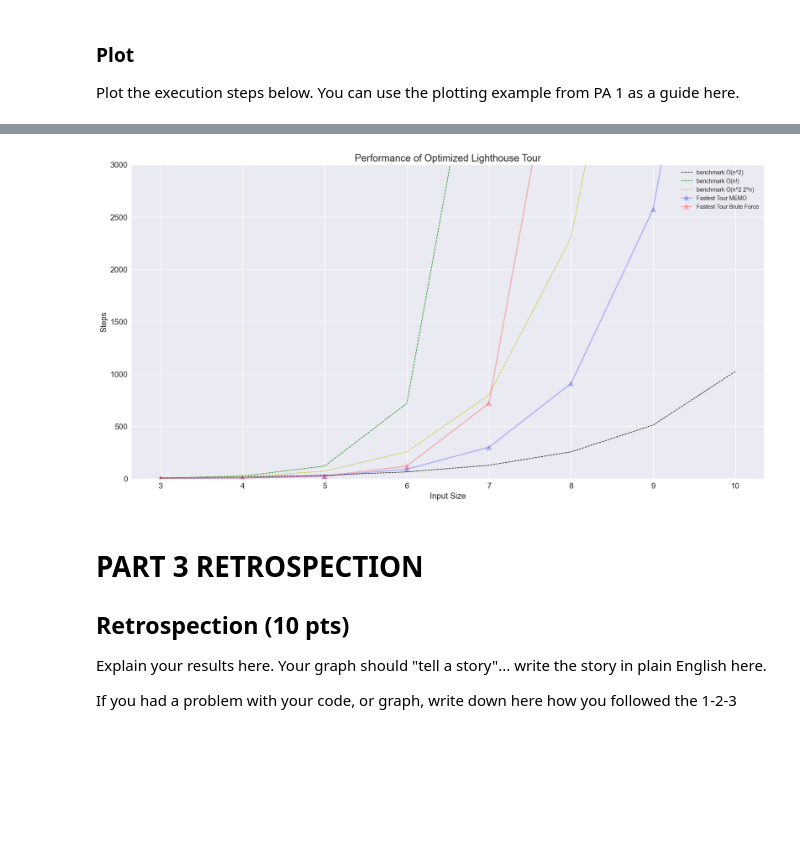
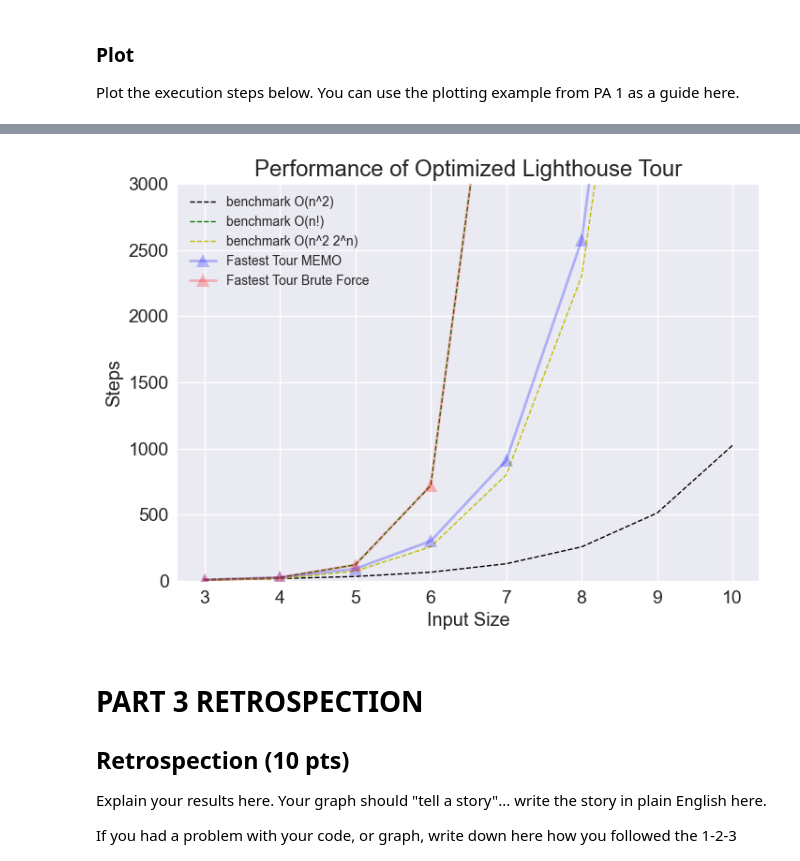
Before and after one commit to eved1018/EN.605.621.84.FA25, a Jupyter notebook: Mod5/EdelsteinEvan_P3.ipynb, the cells around one changed output, grey strips where cells are left out. Saved outputs shown, nothing was run; the diff lists cells and outputs as text; code cells hidden in the pictures; blank space fills up the shorter version.

```diff
--- a/Mod5/EdelsteinEvan_P3.ipynb
+++ b/Mod5/EdelsteinEvan_P3.ipynb
@@ -401,14 +423,14 @@ L = list(set([item for k in TRAVEL_TIME.keys() for item in k]))
 best_tour = []
 best_time = inf
 steps = 0
-
+reset_memo()
 for start_light in L:
     L_minus = list_minus(L, start_light)
-    curr_tour, curr_time, curr_steps, _ = fastest_tour_memo(start_light, L_minus)
+    curr_tour, curr_time, curr_steps = fastest_tour_memo(start_light, L_minus)
+    steps += curr_steps
     if curr_time < best_time:
         best_tour = curr_tour
         best_time = curr_time
-        steps = curr_steps
 
 # If using a global variable for step count:
 #best_tour = []
@@ -477,7 +518,7 @@ myresults_bf=[2, 6, 24, 120, 720, 5040, 40320, 362880]
 ### Plot
 Plot the execution steps below.  You can use the plotting example from PA 1 as a guide here.
 # %%
-%matplotlib inline
+# %matplotlib inline
 from math import factorial
 import matplotlib.pyplot as plt
 plt.style.use('seaborn-v0_8')
@@ -492,46 +533,42 @@ def print_table(xaxis, bf_vals, memo_vals, bmark_vals):
 
 def bmark(n):
     n = n-2
-    # return (n**2) * (2**(n))
-    return (n**2 * 2**n)
+    return n**2 * 2**n
 
+def plot(xvals, myresults_bf, myresults_memo):
+
+    # plt.rcParams['figure.figsize'] = [20,10]
+    plt.figure()
+    plt.title("Performance of Optimized Lighthouse Tour", size="xx-large")
+    plt.ylabel("Steps", size="x-large")
+    plt.xlabel("Input Size", size="x-large")
+    plt.ylim([0,3000]) # y-axis scale
+
+    # The "b^-" has meaning - "b" means blue, "^" means triangles (try *, s, o),
+    # "-" means draw a line
+    yTestVals1 = []
+    yTestVals2 = []
+    yTestVals3 = []
+    # generate bench mark data
+
+    for i in range(START, STOP):
+        yTestVals1.append(2**i)
+        yTestVals2.append(factorial(i))
+        yTestVals3.append(bmark(i))
+
+    plt.plot(xvals, yTestVals1, "k^--", markersize=0, linewidth=1, label="benchmark O(n^2)")
+    plt.plot(xvals, yTestVals2, "g^--", markersize=0, linewidth=1, label="benchmark O(n!)")
+    plt.plot(xvals, yTestVals3, "y^--", markersize=0, linewidth=1, label="benchmark O(n^2 2^n)")
+
+    plt.plot(xvals, myresults_memo, "b^-", markersize=10, linewidth=2, label="Fastest Tour MEMO",  alpha=0.25)
+    plt.plot(xvals, myresults_bf, "r^-", markersize=10, linewidth=2, label="Fastest Tour Brute Force",  alpha=0.25)
+    plt.tick_params(axis="both", which="major", labelsize=14)
+    plt.legend()
+    plt.show()
 
 xvals = [i for i in range(START,STOP)]
+myresults_bf, myresults_memo = make_examples(START, STOP)
 print_table(xvals, myresults_bf, myresults_memo, [bmark(i) for i in xvals])
 
-plt.rcParams['figure.figsize'] = [20,10]
-plt.figure()
-plt.title("Performance of Optimized Lighthouse Tour", size="xx-large")
-plt.ylabel("Steps", size="x-large")
-plt.xlabel("Input Size", size="x-large")
-plt.ylim([0,3000]) # y-axis scale
-
-# The "b^-" has meaning - "b" means blue, "^" means triangles (try *, s, o),
-# "-" means draw a line
-yTestVals1 = []
-yTestVals2 = []
-yTestVals3 = []
-yTestVals4 = []
-# generate bench mark data
-
-memo = {}
-
-for i in range(START, STOP):
-    yTestVals1.append(2**i)
-    yTestVals2.append(factorial(i))
-    yTestVals3.append(factorial(i-1))
-    yTestVals4.append(bmark(i))
-
-# print(yTestVals4)
-
-plt.plot(xvals, yTestVals1, "k^--", markersize=0, linewidth=1, label="benchmark O(n^2)")
-plt.plot(xvals, yTestVals2, "g^--", markersize=0, linewidth=1, label="benchmark O(n!)")
-# plt.plot(xvals, yTestVals3, "r^--", markersize=0, linewidth=1, label="benchmark O(n-1!)")
-plt.plot(xvals, yTestVals4, "y^--", markersize=0, linewidth=1, label="benchmark O(n^2 2^n)")
-
-
-plt.plot(xvals, myresults_memo, "b^-", markersize=10, linewidth=2, label="Fastest Tour MEMO",  alpha=0.25)
-plt.plot(xvals, myresults_bf, "r^-", markersize=10, linewidth=2, label="Fastest Tour Brute Force",  alpha=0.25)
-plt.tick_params(axis="both", which="major", labelsize=14)
-plt.legend()
+plot(xvals, myresults_bf, myresults_memo)
 # %% [output]
@@ -549,4 +592,4 @@ plt.legend()
-[figure, old version]
+[figure, new version]
 # %% [markdown]
 # PART 3 RETROSPECTION
 
```
Also changed, not shown: parts of 8 cells of this notebook, 3 other files.
